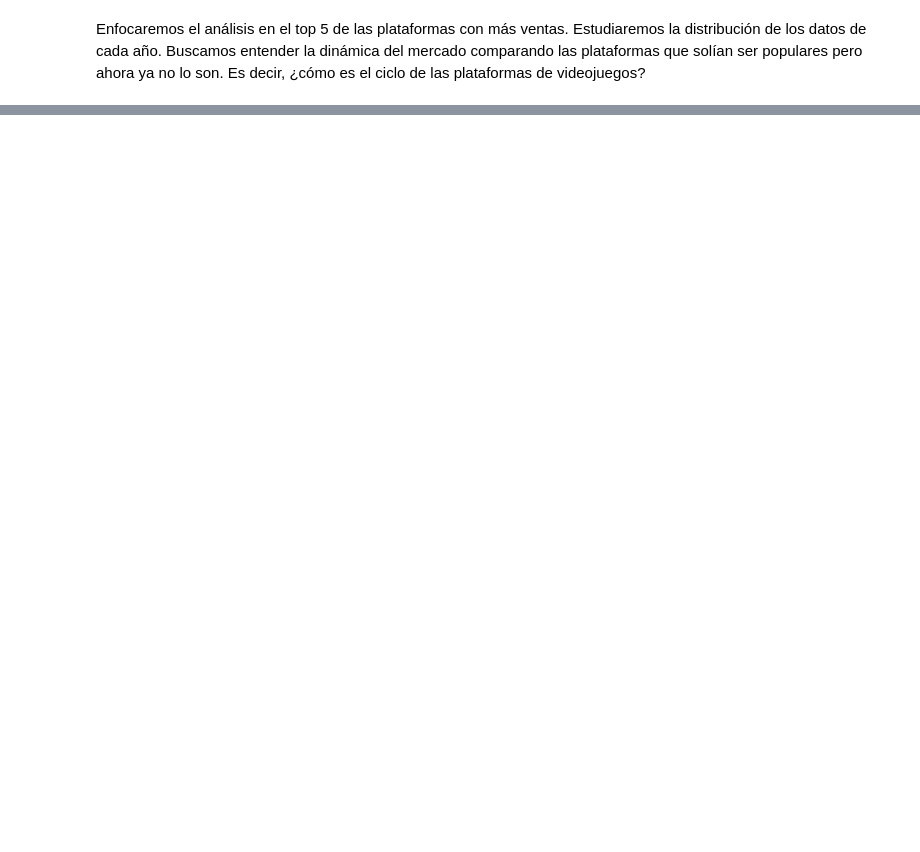
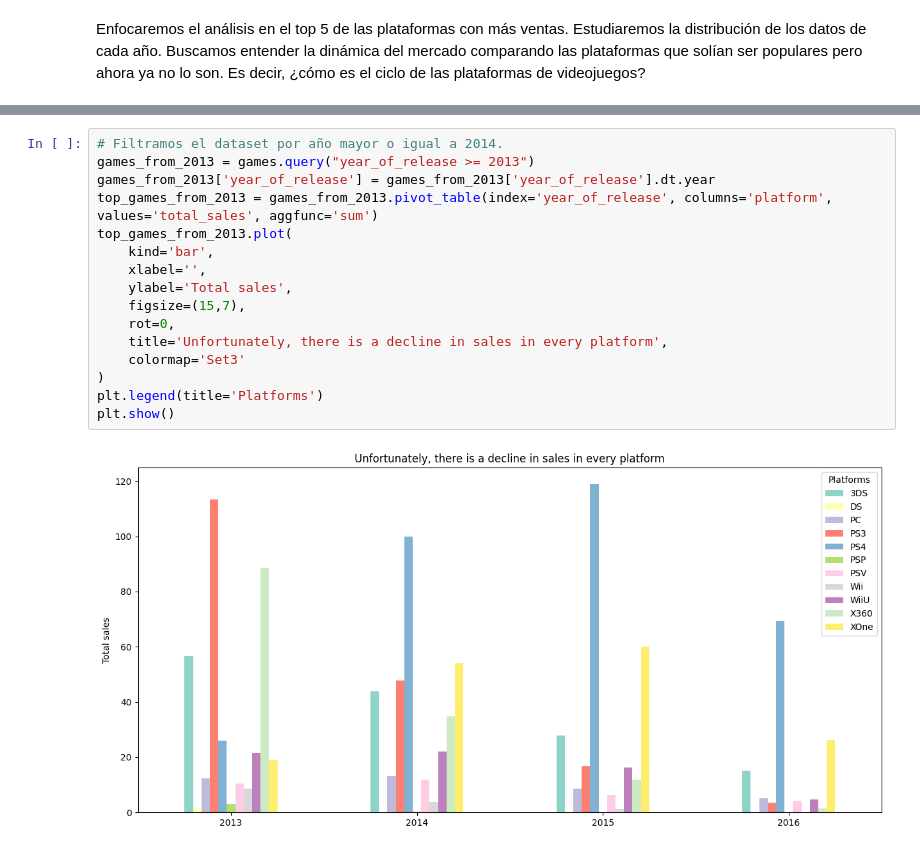
Before and after one commit to Victor-Mier/statistical_analysis, a Jupyter notebook: notebook.ipynb, the cells around one changed output, grey strips where cells are left out. Drawn from its saved outputs; the diff is of its cells as text; blank space fills up the shorter version.

```diff
--- a/notebook.ipynb
+++ b/notebook.ipynb
@@ -534,0 +578,18 @@ sales_per_year[sales_per_year['platform'].isin(top_5_platforms_list)][['total_sa
+# %%
+# Filtramos el dataset por año mayor o igual a 2014.
+games_from_2013 = games.query("year_of_release >= 2013")
+games_from_2013['year_of_release'] = games_from_2013['year_of_release'].dt.year
+top_games_from_2013 = games_from_2013.pivot_table(index='year_of_release', columns='platform', values='total_sales', aggfunc='sum')
+top_games_from_2013.plot(
+    kind='bar',
+    xlabel='',
+    ylabel='Total sales',
+    figsize=(15,7),
+    rot=0,
+    title='Unfortunately, there is a decline in sales in every platform',
+    colormap='Set3'
+)
+plt.legend(title='Platforms')
+plt.show()
+# %% [output]
+[figure, added]
```
Also changed, not shown: parts of 16 cells of this notebook.
